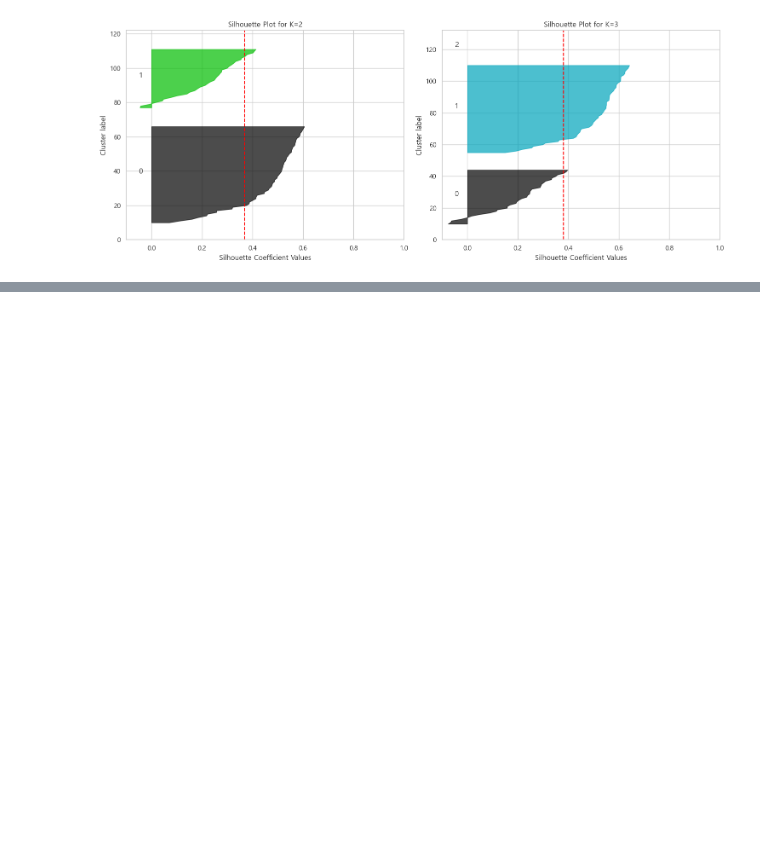
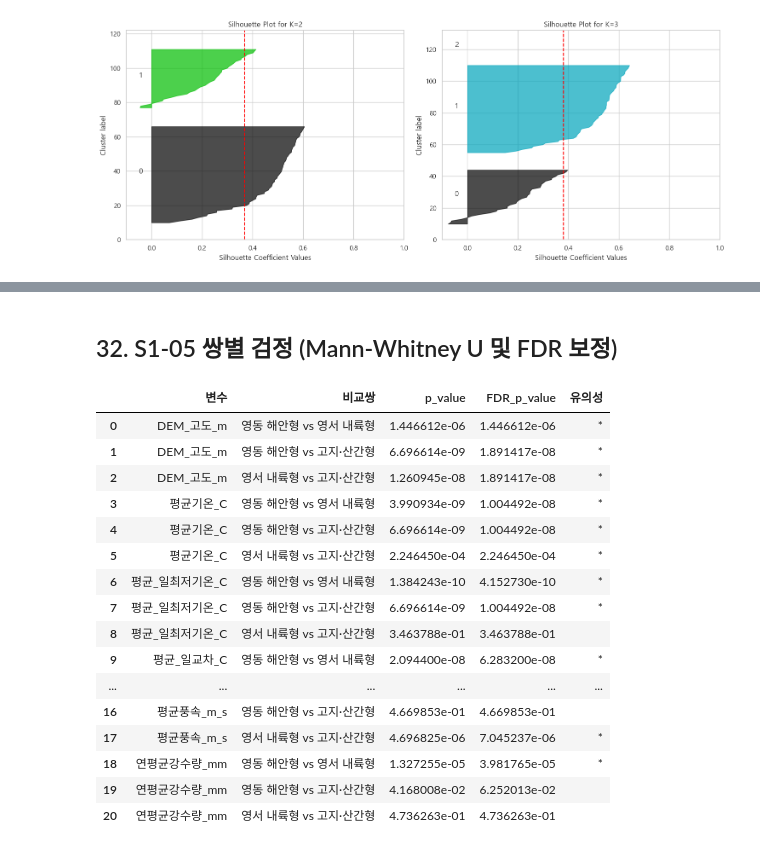
Before and after one commit to Max-JI64/farm-system-public-02, a Jupyter notebook: jsw/강원_재_EDA/Step1_강원도_기후지형및캐나다지수_기본분석.ipynb, the cells around one changed output, grey strips where cells are left out. Saved outputs shown, nothing was run; the diff lists cells and outputs as text; code cells hidden in the pictures; blank space fills up the shorter version.

```diff
--- a/jsw/강원_재_EDA/Step1_강원도_기후지형및캐나다지수_기본분석.ipynb
+++ b/jsw/강원_재_EDA/Step1_강원도_기후지형및캐나다지수_기본분석.ipynb
@@ -1329,0 +1396,53 @@ plt.show()
+# %% [markdown]
+## 32. S1-05 쌍별 검정 (Mann-Whitney U 및 FDR 보정)
+# %%
+pairwise_results = []
+types = ['영동 해안형', '영서 내륙형', '고지·산간형']
+
+for var in test_vars:
+    p_values = []
+    comparisons = []
+
+    # 모든 쌍(pairwise) 조합
+    for i in range(len(types)):
+        for j in range(i+1, len(types)):
+            group1 = cell_climate[cell_climate['기후지형유형'] == types[i]][var].dropna()
+            group2 = cell_climate[cell_climate['기후지형유형'] == types[j]][var].dropna()
+
+            stat, p = stats.mannwhitneyu(group1, group2, alternative='two-sided')
+            p_values.append(p)
+            comparisons.append(f"{types[i]} vs {types[j]}")
+
+    # FDR 보정 (Benjamini-Hochberg)
+    _, p_fdr, _, _ = multipletests(p_values, method='fdr_bh')
+
+    for comp, p_val, p_adj in zip(comparisons, p_values, p_fdr):
+        pairwise_results.append({
+            '변수': var,
+            '비교쌍': comp,
+            'p_value': p_val,
+            'FDR_p_value': p_adj,
+            '유의성': '*' if p_adj < 0.05 else ''
+        })
+
+pairwise_df = pd.DataFrame(pairwise_results)
+pairwise_df.to_csv(TABLE_DIR / 'S1-05_pairwise_fdr.csv', index=False, encoding='utf-8-sig')
+display(pairwise_df)
+# %% [output]
+|  | 변수 | 비교쌍 | p_value | FDR_p_value | 유의성 |
+| 0 | DEM_고도_m | 영동 해안형 vs 영서 내륙형 | 1.446612e-06 | 1.446612e-06 | * |
+| 1 | DEM_고도_m | 영동 해안형 vs 고지·산간형 | 6.696614e-09 | 1.891417e-08 | * |
+| 2 | DEM_고도_m | 영서 내륙형 vs 고지·산간형 | 1.260945e-08 | 1.891417e-08 | * |
+| 3 | 평균기온_C | 영동 해안형 vs 영서 내륙형 | 3.990934e-09 | 1.004492e-08 | * |
+| 4 | 평균기온_C | 영동 해안형 vs 고지·산간형 | 6.696614e-09 | 1.004492e-08 | * |
+| 5 | 평균기온_C | 영서 내륙형 vs 고지·산간형 | 2.246450e-04 | 2.246450e-04 | * |
+| 6 | 평균_일최저기온_C | 영동 해안형 vs 영서 내륙형 | 1.384243e-10 | 4.152730e-10 | * |
+| 7 | 평균_일최저기온_C | 영동 해안형 vs 고지·산간형 | 6.696614e-09 | 1.004492e-08 | * |
+| 8 | 평균_일최저기온_C | 영서 내륙형 vs 고지·산간형 | 3.463788e-01 | 3.463788e-01 |  |
+| 9 | 평균_일교차_C | 영동 해안형 vs 영서 내륙형 | 2.094400e-08 | 6.283200e-08 | * |
+| ... | ... | ... | ... | ... | ... |
+| 16 | 평균풍속_m_s | 영동 해안형 vs 고지·산간형 | 4.669853e-01 | 4.669853e-01 |  |
+| 17 | 평균풍속_m_s | 영서 내륙형 vs 고지·산간형 | 4.696825e-06 | 7.045237e-06 | * |
+| 18 | 연평균강수량_mm | 영동 해안형 vs 영서 내륙형 | 1.327255e-05 | 3.981765e-05 | * |
+| 19 | 연평균강수량_mm | 영동 해안형 vs 고지·산간형 | 4.168008e-02 | 6.252013e-02 |  |
+| 20 | 연평균강수량_mm | 영서 내륙형 vs 고지·산간형 | 4.736263e-01 | 4.736263e-01 |  |
```
Also changed, not shown: parts of 7 cells of this notebook, 6 other files.
